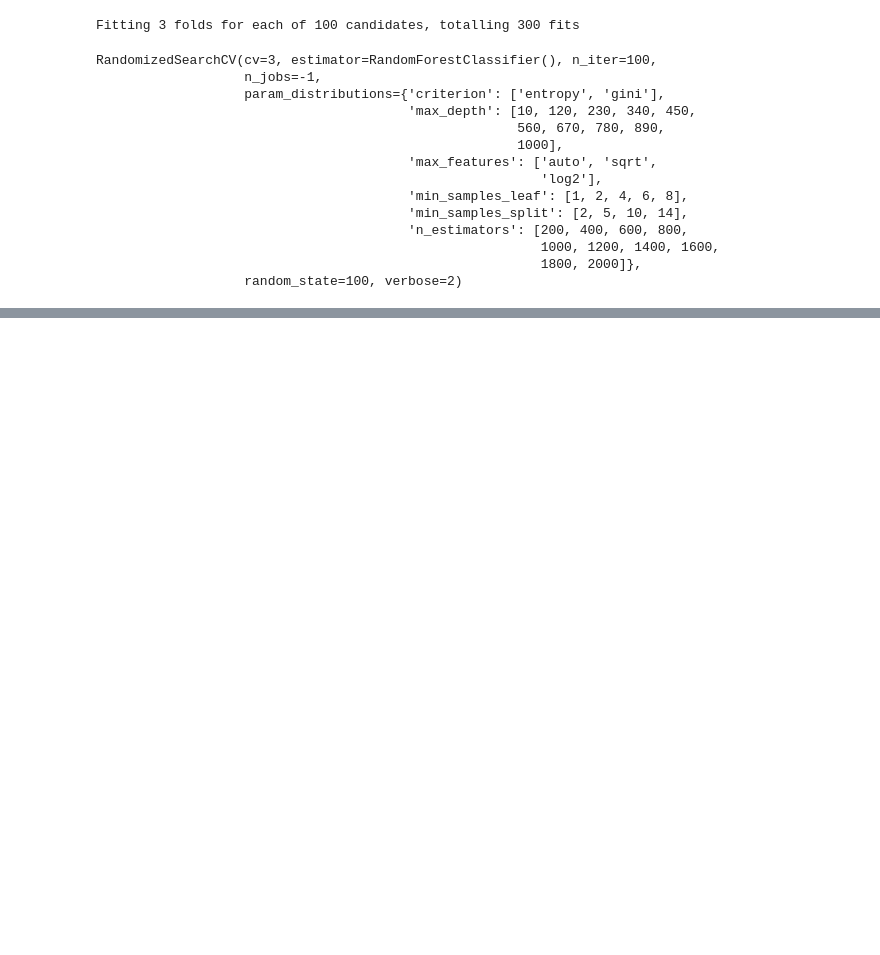
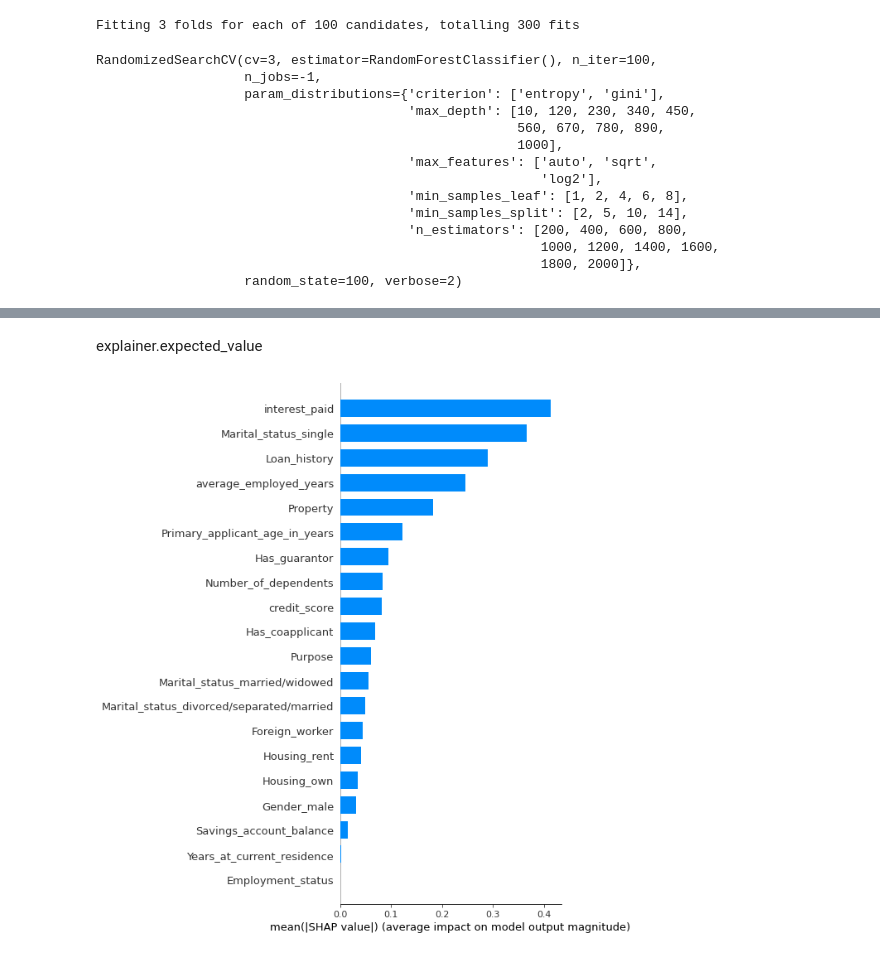
Before and after one commit to Praj-17/Loan-Creaditworthiness-classification, a Jupyter notebook: modeling.ipynb, the cells around one changed output, grey strips where cells are left out. Cells and saved outputs as stored; diff of their text form; code cells hidden in the pictures; blank space fills up the shorter version.

```diff
--- a/modeling.ipynb
+++ b/modeling.ipynb
@@ -364,0 +391,4 @@ disp.plot()
+# %%
+explainer = shap.LinearExplainer(logistic_model, train_x)
+shap_values = explainer.shap_values(test_x)
+pd.DataFrame(shap_values, columns=train_x.columns).head(5)
@@ -364,0 +402,7 @@ disp.plot()
+# %% [markdown]
+explainer.expected_value
+# %%
+# Impact of Feature on model Output
+shap.summary_plot(shap_values, train_x, plot_type='bar')
+# %% [output]
+[figure, added]
```
Also changed, not shown: parts of 29 cells of this notebook, 1 other file.
